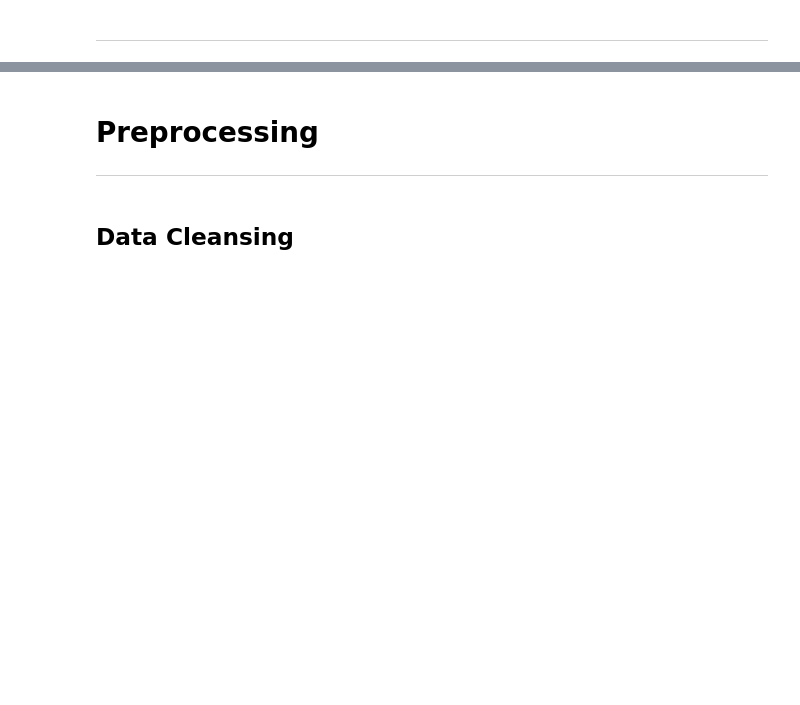
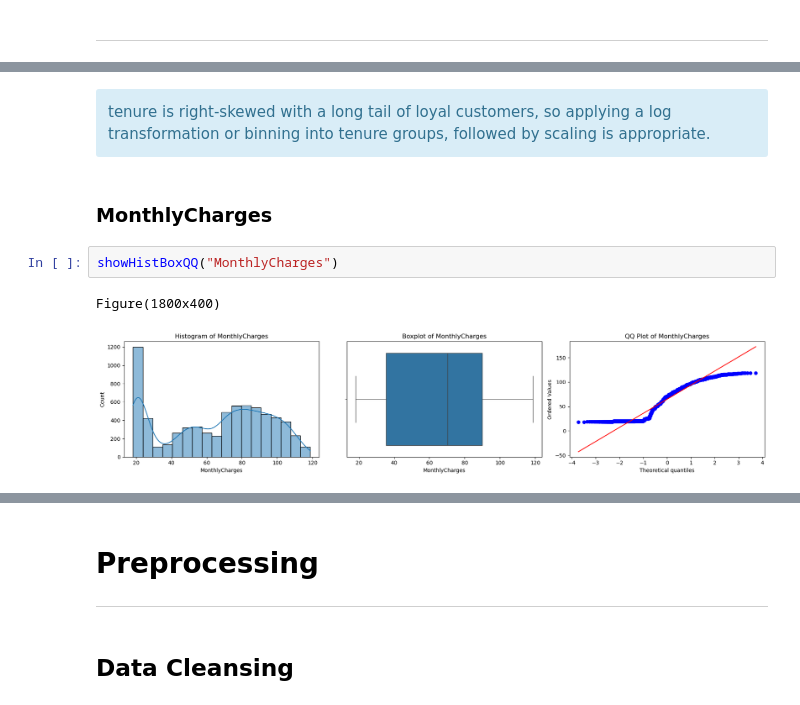
Before and after one commit to Christian-Chrata/Telco-Customer-Churn, a Jupyter notebook: Telco Customer Churn.ipynb, the cells around one changed output, grey strips where cells are left out. Drawn from its saved outputs; the diff is of its cells as text; blank space fills up the shorter version.

```diff
--- a/Telco Customer Churn.ipynb
+++ b/Telco Customer Churn.ipynb
@@ -471,0 +491,9 @@ plt.show()
+# %% [markdown]
+<div class="alert alert-info" role="alert">tenure is right-skewed with a long tail of loyal customers, so applying a log transformation or binning into tenure groups, followed by scaling is appropriate.</div>
+# %% [markdown]
+### MonthlyCharges
+# %%
+showHistBoxQQ("MonthlyCharges")
+# %% [output]
+Figure(1800x400)
+[figure, added]
```
Also changed, not shown: parts of 78 cells of this notebook, 2 other files.
